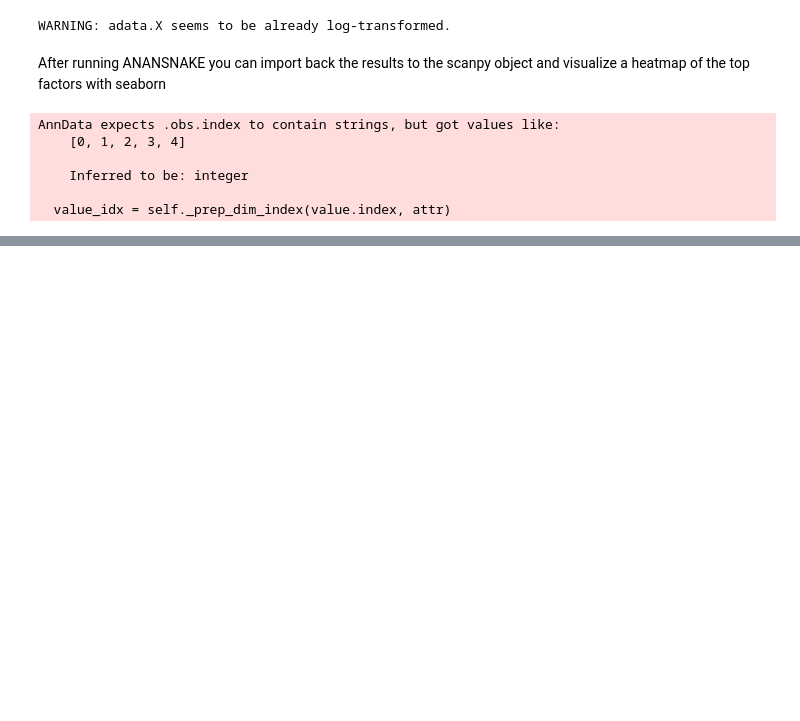
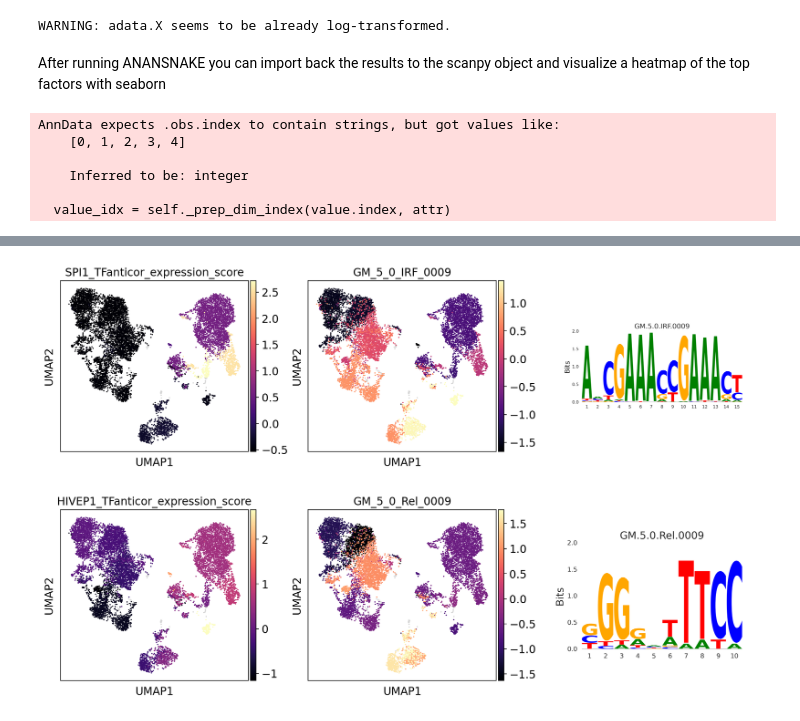
Before and after one commit to Arts-of-coding/AnanseScanpy, a Jupyter notebook: vignettes/AnanseScanpy_Jupyter_PBMC_vignette-including-optional-Maelstrom.ipynb, the cells around one changed output, grey strips where cells are left out. Saved outputs shown, nothing was run; the diff lists cells and outputs as text; code cells hidden in the pictures; blank space fills up the shorter version.

```diff
--- a/vignettes/AnanseScanpy_Jupyter_PBMC_vignette-including-optional-Maelstrom.ipynb
+++ b/vignettes/AnanseScanpy_Jupyter_PBMC_vignette-including-optional-Maelstrom.ipynb
@@ -252,0 +253,7 @@ sns.clustermap(selected_df, annot=False, figsize=(20, 10))
+# %%
+# Showing the negative correlating factors of interest with "max_cor" as the default "combine_motifs" parameter
+factors = ["SPI1","HIVEP1"]
+Factor_Motif_Plot(rna_PBMC,factor_list=factors,logo_dir='AnanseScanpy_outs/maelstrom/logos/',assay_maelstrom = 'TFanticor')
+# %% [output]
+[figure, added]
+[figure, added]
```
Also changed, not shown: parts of 6 cells of this notebook, 1 other file.
